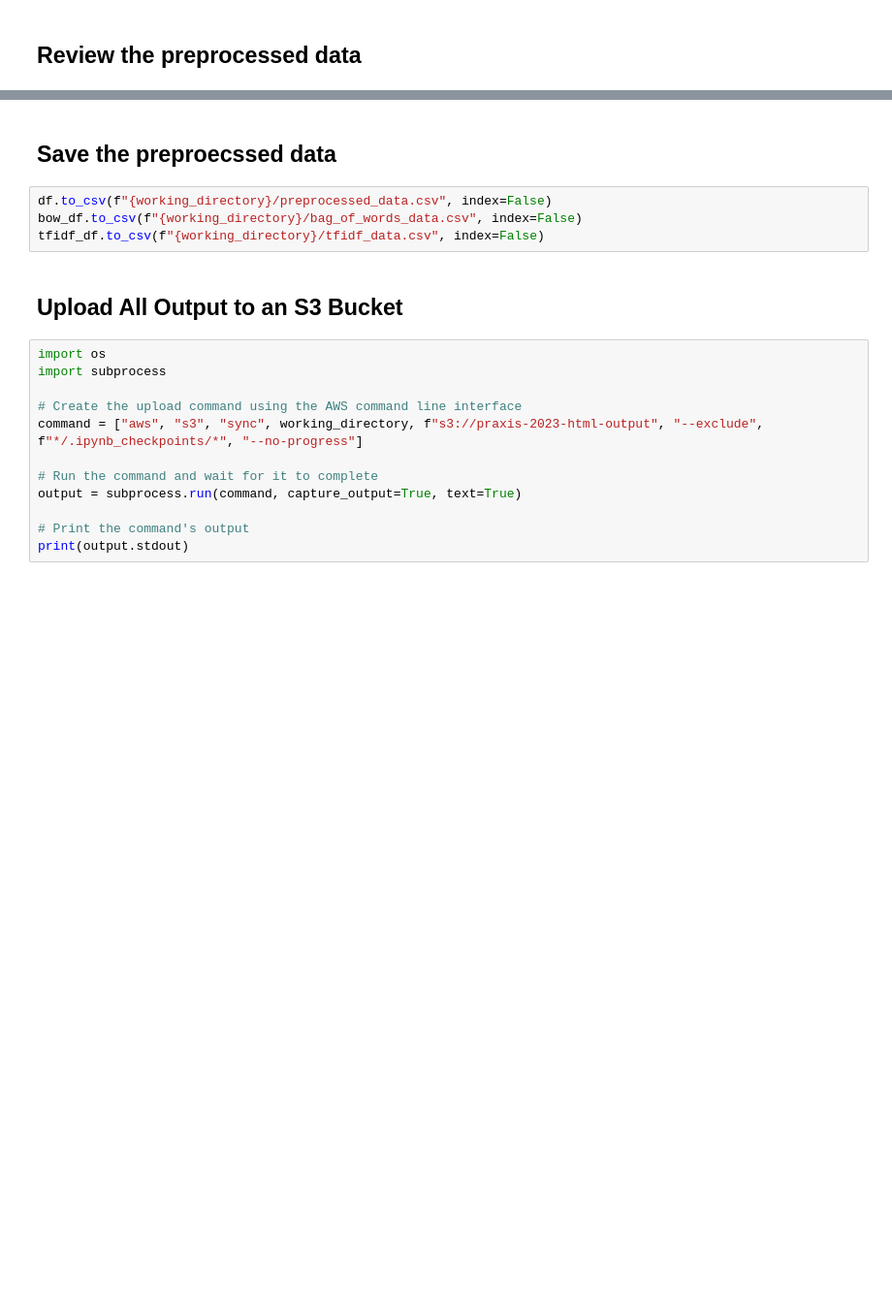
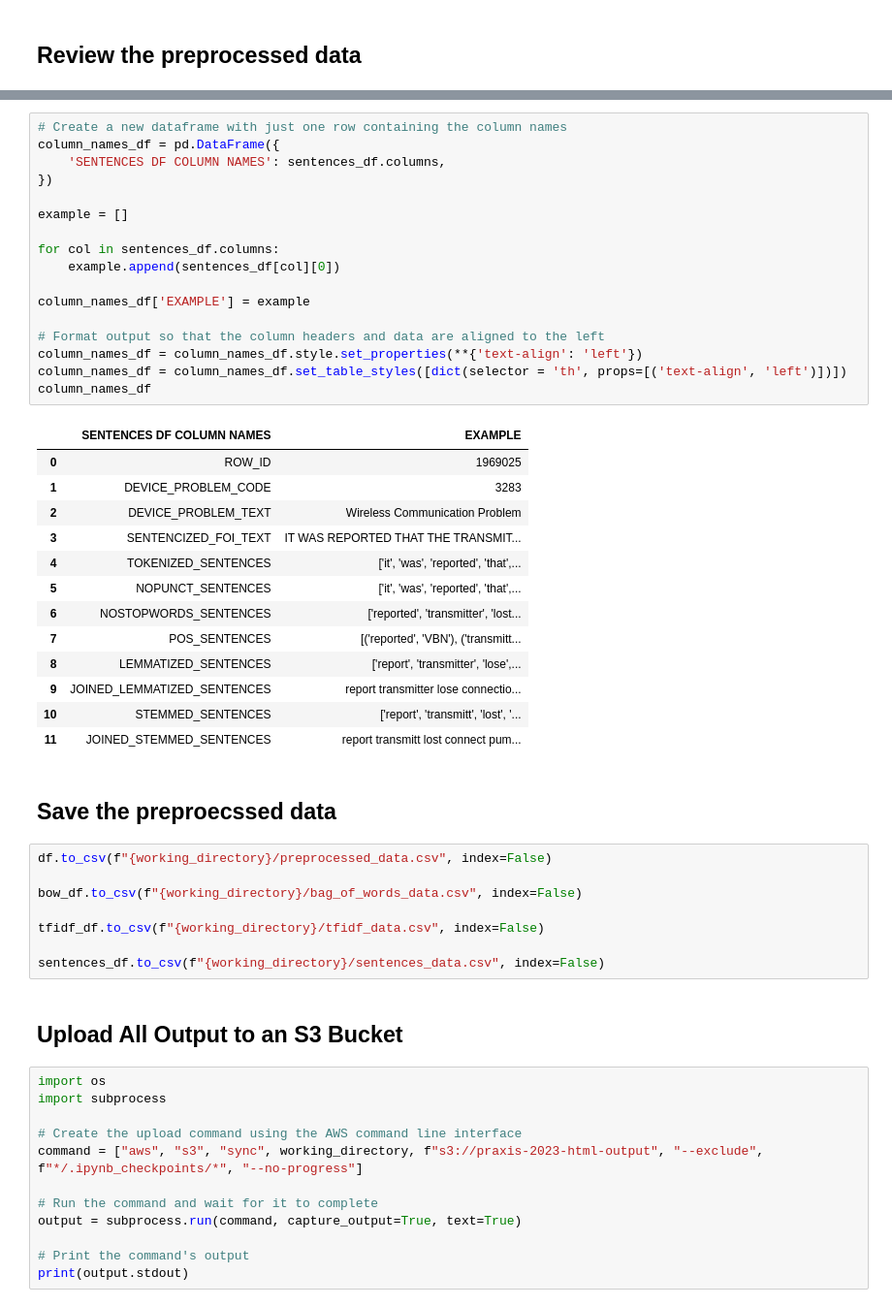
Before and after one commit to Drnjenkins/praxis-2023, a Jupyter notebook: 16-Preprocess-Combined-Data.ipynb, the cells around one changed output, grey strips where cells are left out. Shown at 97% size. Saved outputs shown, nothing was run; the diff lists cells and outputs as text; blank space fills up the shorter version.

```diff
--- a/16-Preprocess-Combined-Data.ipynb
+++ b/16-Preprocess-Combined-Data.ipynb
@@ -433,9 +583,44 @@ Dataframe columns:
+# %%
+# Create a new dataframe with just one row containing the column names
+column_names_df = pd.DataFrame({
+    'SENTENCES DF COLUMN NAMES': sentences_df.columns,
+})
+
+example = []
+
+for col in sentences_df.columns:
+    example.append(sentences_df[col][0])
+
+column_names_df['EXAMPLE'] = example
+
+# Format output so that the column headers and data are aligned to the left
+column_names_df = column_names_df.style.set_properties(**{'text-align': 'left'})
+column_names_df = column_names_df.set_table_styles([dict(selector = 'th', props=[('text-align', 'left')])])
+column_names_df
+# %% [output]
+|  | SENTENCES DF COLUMN NAMES | EXAMPLE |
+| 0 | ROW_ID | 1969025 |
+| 1 | DEVICE_PROBLEM_CODE | 3283 |
+| 2 | DEVICE_PROBLEM_TEXT | Wireless Communication Problem |
+| 3 | SENTENCIZED_FOI_TEXT | IT WAS REPORTED THAT THE TRANSMIT... |
+| 4 | TOKENIZED_SENTENCES | ['it', 'was', 'reported', 'that',... |
+| 5 | NOPUNCT_SENTENCES | ['it', 'was', 'reported', 'that',... |
+| 6 | NOSTOPWORDS_SENTENCES | ['reported', 'transmitter', 'lost... |
+| 7 | POS_SENTENCES | [('reported', 'VBN'), ('transmitt... |
+| 8 | LEMMATIZED_SENTENCES | ['report', 'transmitter', 'lose',... |
+| 9 | JOINED_LEMMATIZED_SENTENCES | report transmitter lose connectio... |
+| 10 | STEMMED_SENTENCES | ['report', 'transmitt', 'lost', '... |
+| 11 | JOINED_STEMMED_SENTENCES | report transmitt lost connect pum... |
 # %% [markdown]
 ## Save the preproecssed data
 # %%
 df.to_csv(f"{working_directory}/preprocessed_data.csv", index=False)
+
 bow_df.to_csv(f"{working_directory}/bag_of_words_data.csv", index=False)
+
 tfidf_df.to_csv(f"{working_directory}/tfidf_data.csv", index=False)
+
+sentences_df.to_csv(f"{working_directory}/sentences_data.csv", index=False)
 # %% [markdown]
 ## Upload All Output to an S3 Bucket
 # %%
```
Also changed, not shown: parts of 43 cells of this notebook, 1 other file.
